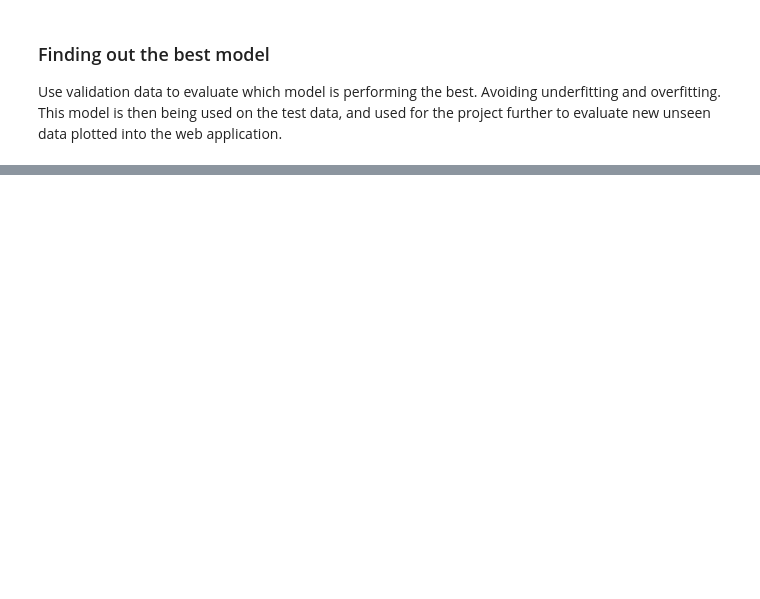
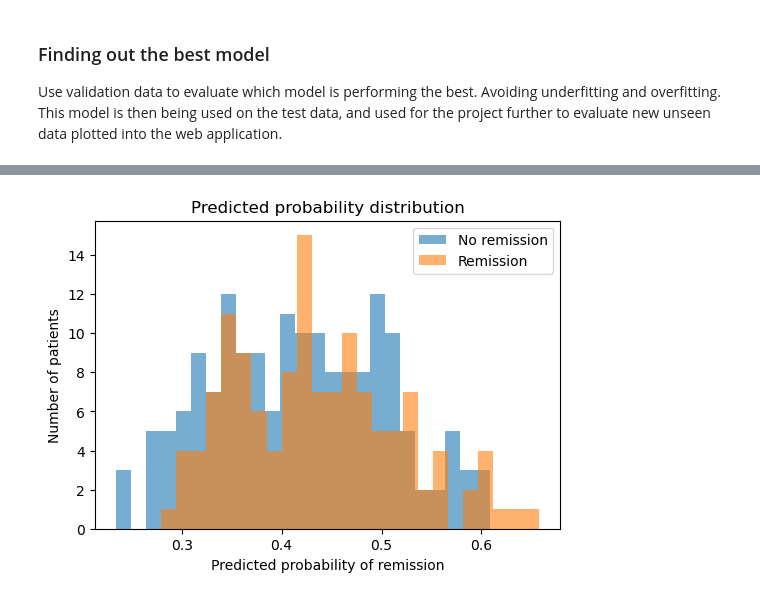
Before and after one commit to sofie-aa/Master-Thesis, a Jupyter notebook: Code/data_processing.ipynb, the cells around one changed output, grey strips where cells are left out. Saved outputs shown, nothing was run; the diff lists cells and outputs as text; code cells hidden in the pictures; blank space fills up the shorter version.

```diff
--- a/Code/data_processing.ipynb
+++ b/Code/data_processing.ipynb
@@ -370,3 +470,27 @@ Random forest is an ensemble model which captures nonlinear relationships. It cr
 # %% [markdown]
 ### Logistic regression
 Logistic regression is a linear model which captures linear relationships by examining the relationship between the features and the target variable. It is different from linear regression by predicting categorical outcome instead of continous values. Well suited in this task because we are prediciting remission or no remission.
+# %%
+from sklearn.linear_model import LogisticRegression
+
+pipeline_lr = Pipeline([
+    ("prep", preprocessor_model),
+    ("lr", LogisticRegression(max_iter=5000))
+])
+
+grid_lr = {
+    "lr__C": [0.01, 0.1, 1, 10],
+    "lr__penalty": ["l2"]
+}
+
+bestmodel_lr = GridSearchCV(
+    estimator=pipeline_lr,
+    param_grid=grid_lr,
+    cv=5,
+    n_jobs=-1,
+    scoring="roc_auc"
+)
+
+bestmodel_lr.fit(X_train, y_train)
+
+print("Best parameters for Logistic Regression:", bestmodel_lr.best_params_)
@@ -413,0 +584,18 @@ Use validation data to evaluate which model is performing the best. Avoiding und
+# %%
+best_model = bestmodel_lr
+
+probs = best_model.predict_proba(X_val)[:,1]
+
+plt.figure(figsize=(6,4))
+
+plt.hist(probs[y_val==0], bins=25, alpha=0.6, label="No remission")
+plt.hist(probs[y_val==1], bins=25, alpha=0.6, label="Remission")
+
+plt.xlabel("Predicted probability of remission")
+plt.ylabel("Number of patients")
+plt.title("Predicted probability distribution")
+plt.legend()
+
+plt.show()
+# %% [output]
+[figure, added]
```
Also changed, not shown: parts of 19 cells of this notebook.
